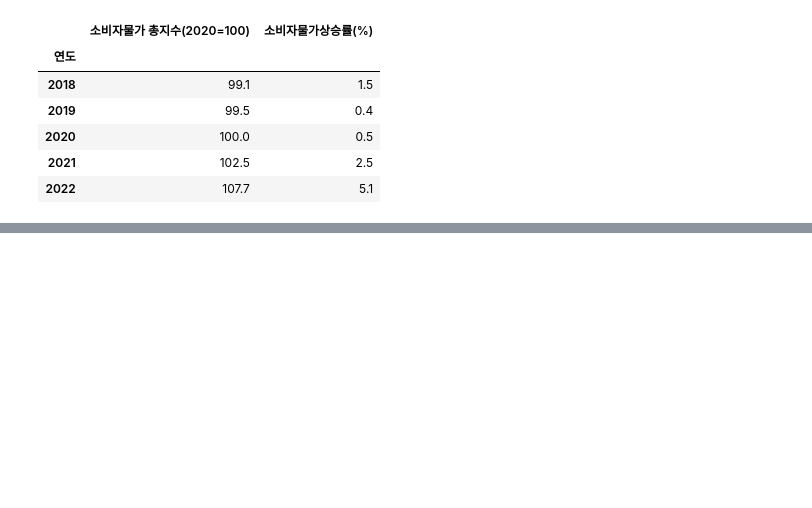
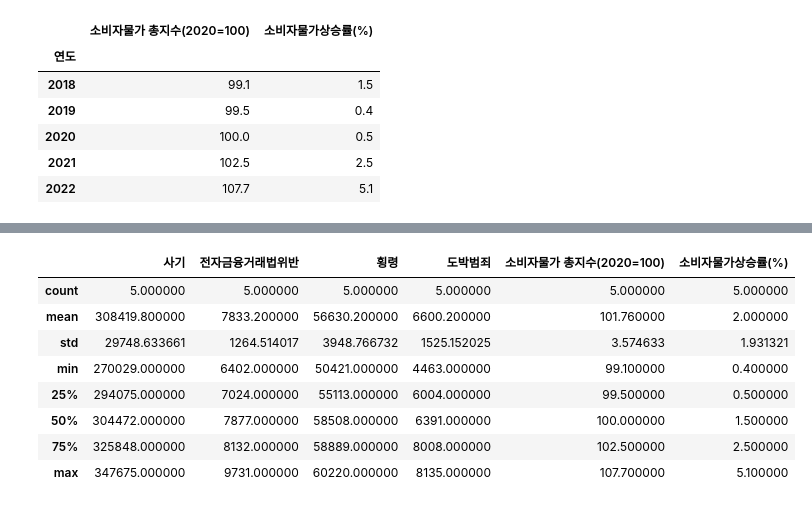
Before and after one commit to chan2-plc/data_police, a Jupyter notebook: Embezzlement(횡령).ipynb, the cells around one changed output, grey strips where cells are left out. Saved outputs shown, nothing was run; the diff lists cells and outputs as text; code cells hidden in the pictures; blank space fills up the shorter version.

```diff
--- a/Embezzlement(횡령).ipynb
+++ b/Embezzlement(횡령).ipynb
@@ -145,0 +169,12 @@ memory usage: 160.0+ bytes
+# %%
+finaldf.describe()
+# %% [output]
+|  | 사기 | 전자금융거래법위반 | 횡령 | 도박범죄 | 소비자물가 총지수(2020=100) | 소비자물가상승률(%) |
+| count | 5.000000 | 5.000000 | 5.000000 | 5.000000 | 5.000000 | 5.000000 |
+| mean | 308419.800000 | 7833.200000 | 56630.200000 | 6600.200000 | 101.760000 | 2.000000 |
+| std | 29748.633661 | 1264.514017 | 3948.766732 | 1525.152025 | 3.574633 | 1.931321 |
+| min | 270029.000000 | 6402.000000 | 50421.000000 | 4463.000000 | 99.100000 | 0.400000 |
+| 25% | 294075.000000 | 7024.000000 | 55113.000000 | 6004.000000 | 99.500000 | 0.500000 |
+| 50% | 304472.000000 | 7877.000000 | 58508.000000 | 6391.000000 | 100.000000 | 1.500000 |
+| 75% | 325848.000000 | 8132.000000 | 58889.000000 | 8008.000000 | 102.500000 | 2.500000 |
+| max | 347675.000000 | 9731.000000 | 60220.000000 | 8135.000000 | 107.700000 | 5.100000 |
```
Also changed, not shown: parts of 5 cells of this notebook.
